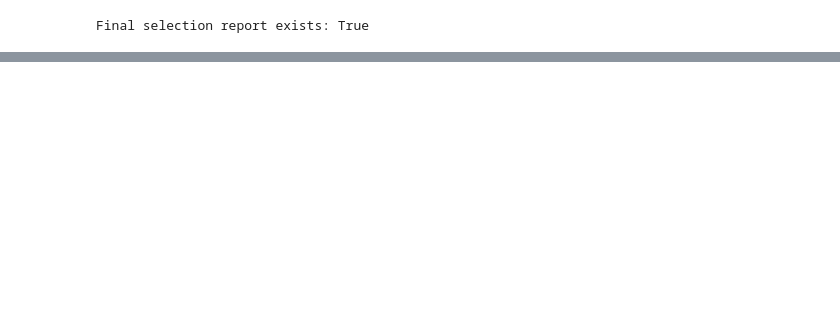
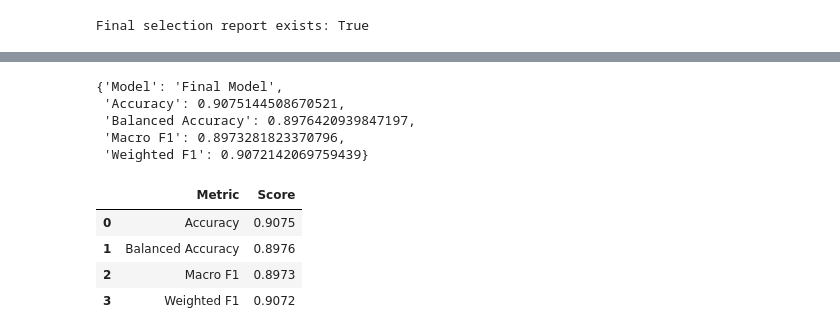
Before and after one commit to SMCodeX7/Obesity-Risk-Intelligence-System, a Jupyter notebook: notebooks/05_model_tuning.ipynb, the cells around one changed output, grey strips where cells are left out. Cells and saved outputs as stored; diff of their text form; code cells hidden in the pictures; blank space fills up the shorter version.

```diff
--- a/notebooks/05_model_tuning.ipynb
+++ b/notebooks/05_model_tuning.ipynb
@@ -3551,0 +3633,53 @@ assert (
+# %%
+final_test_result = (
+    calculate_classification_metrics(
+        model_name="Final Model",
+        y_true=y_test,
+        y_pred=final_test_predictions,
+    )
+)
+
+final_test_result
+# %% [output]
+{'Model': 'Final Model',
+ 'Accuracy': 0.9075144508670521,
+ 'Balanced Accuracy': 0.8976420939847197,
+ 'Macro F1': 0.8973281823370796,
+ 'Weighted F1': 0.9072142069759439}
+# %%
+final_test_metrics_df = pd.DataFrame(
+    [
+        {
+            "Metric": "Accuracy",
+            "Score": final_test_result[
+                "Accuracy"
+            ],
+        },
+        {
+            "Metric": "Balanced Accuracy",
+            "Score": final_test_result[
+                "Balanced Accuracy"
+            ],
+        },
+        {
+            "Metric": "Macro F1",
+            "Score": final_test_result[
+                "Macro F1"
+            ],
+        },
+        {
+            "Metric": "Weighted F1",
+            "Score": final_test_result[
+                "Weighted F1"
+            ],
+        },
+    ]
+)
+
+final_test_metrics_df.round(4)
+# %% [output]
+|  | Metric | Score |
+| 0 | Accuracy | 0.9075 |
+| 1 | Balanced Accuracy | 0.8976 |
+| 2 | Macro F1 | 0.8973 |
+| 3 | Weighted F1 | 0.9072 |
```
Also changed, not shown: parts of 31 cells of this notebook, 5 other files.
